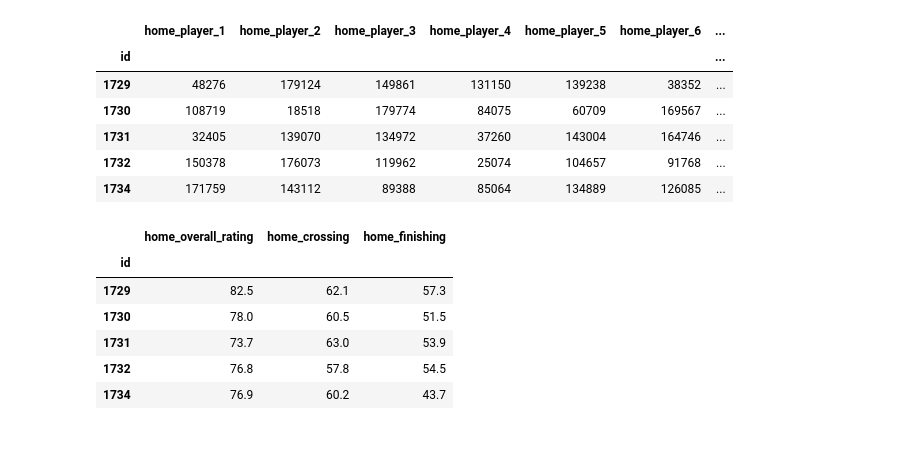
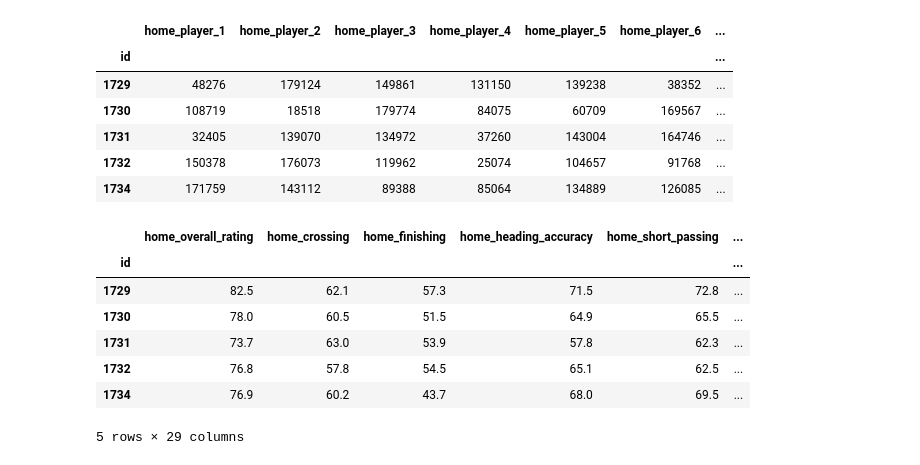
Before and after one commit to amrawadk/football-data-analysis, a Jupyter notebook: build_database.ipynb, the cells around one changed output. Cells and saved outputs as stored; diff of their text form; code cells hidden in the pictures.

Commit message:
Finalized player attributes calculation

```diff
--- a/build_database.ipynb
+++ b/build_database.ipynb
@@ -254,7 +254,13 @@ def get_latest_attribute_idx(player, col_name):
                                       & (player_attrib['date'] < pd.to_datetime(player['date']))]
     return earlier_dates[earlier_dates['date'] == earlier_dates['date'].max()].index[0]
 
-player_attribs = ['overall_rating', 'crossing', 'finishing']
+player_attribs = ['overall_rating', 'crossing', 'finishing', 'heading_accuracy',
+                    'short_passing', 'volleys', 'dribbling', 'curve', 'free_kick_accuracy',
+                    'long_passing', 'ball_control', 'acceleration', 'sprint_speed', 'agility',
+                    'reactions', 'balance', 'shot_power', 'jumping', 'stamina', 'strength',
+                    'long_shots', 'aggression', 'interceptions', 'positioning', 'vision',
+                    'penalties', 'marking', 'standing_tackle', 'sliding_tackle'
+                 ]
 
 index_list = player_attrib.index.tolist()
 # %%
@@ -278,16 +284,18 @@ home_attribs[home_fields].head(5)
 | 1734 | 171759 | 143112 | 89388 | 85064 | 134889 | 126085 | ... |
 # %%
 # Get the desired home player attributes
+
 for attrib in player_attribs:
     df[f'home_{attrib}'] = home_attribs[home_fields].replace(to_replace=index_list, value=player_attrib[attrib].tolist()) \
                             .mean(axis=1).round(1)
 
-df[[f'home_{attrib}' for attrib in player_attribs]].head()
+df[[f'home_{attrib}' for attrib in player_attribs]].head(5)
 # %% [output]
-|  | home_overall_rating | home_crossing | home_finishing |
-| id |  |  |  |
-| 1729 | 82.5 | 62.1 | 57.3 |
-| 1730 | 78.0 | 60.5 | 51.5 |
-| 1731 | 73.7 | 63.0 | 53.9 |
-| 1732 | 76.8 | 57.8 | 54.5 |
-| 1734 | 76.9 | 60.2 | 43.7 |
+|  | home_overall_rating | home_crossing | home_finishing | home_heading_accuracy | home_short_passing | ... |
+| id |  |  |  |  |  | ... |
+| 1729 | 82.5 | 62.1 | 57.3 | 71.5 | 72.8 | ... |
+| 1730 | 78.0 | 60.5 | 51.5 | 64.9 | 65.5 | ... |
+| 1731 | 73.7 | 63.0 | 53.9 | 57.8 | 62.3 | ... |
+| 1732 | 76.8 | 57.8 | 54.5 | 65.1 | 62.5 | ... |
+| 1734 | 76.9 | 60.2 | 43.7 | 68.0 | 69.5 | ... |
+5 rows × 29 columns
```
Also changed, not shown: parts of 1 cell of this notebook.
